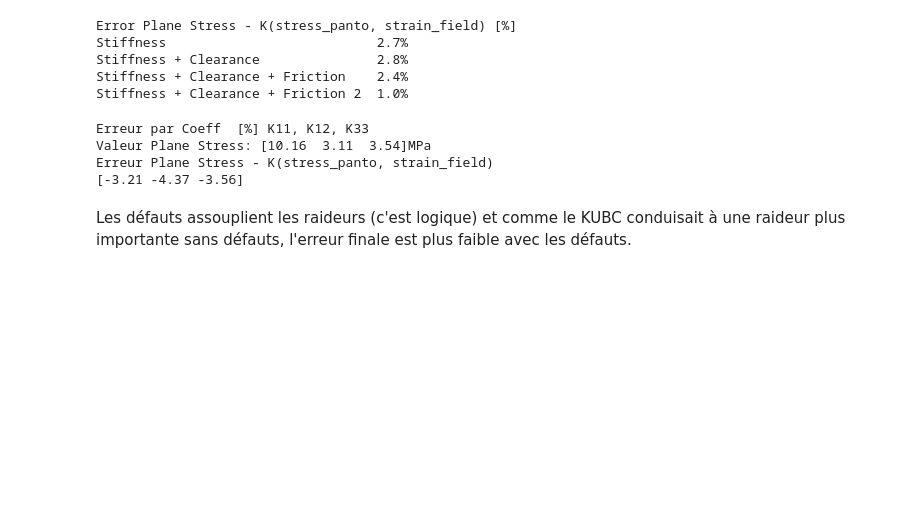
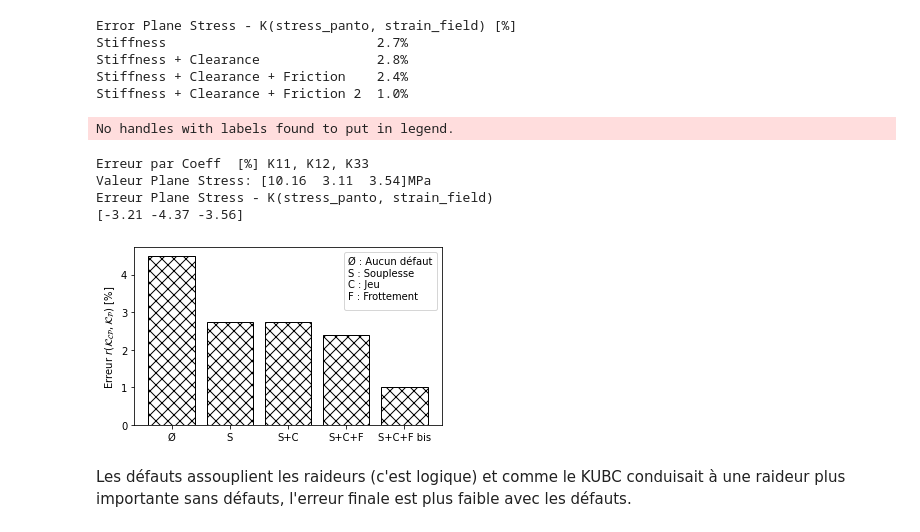
Before and after one commit to h06e/abakubc, a Jupyter notebook: utilities/monolithic_study.ipynb, the cells around one changed output. Cells and saved outputs as stored; diff of their text form; code cells hidden in the pictures; blank space fills up the shorter version.

```diff
--- a/utilities/monolithic_study.ipynb
+++ b/utilities/monolithic_study.ipynb
@@ -369,19 +402,36 @@ Stiffness + Clearance + Friction 2  1.0%
 # %%
 k_parfat = test_free_rot.K_panto_dic
 k_defauts = test_SCF_2.K_panto_dic
 
 k_ref = np.array(k_parfat)
 k = np.array(k_defauts)
 print('Erreur par Coeff  [%] K11, K12, K33')
 print(
     f'Valeur Plane Stress: {np.array([k_ref[0][0],k_ref[1][0],k_ref[2][2]])}MPa')
 print('Erreur Plane Stress - K(stress_panto, strain_field)')
 print(f'{np.array(det_err_coef(k_ref, k,((0,0), (1,0), (2,2))))}')
+
+
+plt.figure(figsize=(5,3))
+width=0.8
+x=np.linspace(0,4,5)
+
+plt.bar(x,[test_free_rot.global_err[0][2],test_S.global_err[0][2],
+           test_SC.global_err[0][2],test_SCF.global_err[0][2],test_SCF_2.global_err[0][2]],
+        width, color='k',fill=False, hatch='xx')
+
+plt.ylabel(r'Erreur $r(\mathcal{K}_\mathcal{CP},\mathcal{K}_\mathcal{P})$ [%]')
+plt.xticks(range(5), ['Ø', 'S', 'S+C', 'S+C+F', 'S+C+F bis'])
+plt.legend(title='Ø : Aucun défaut\nS : Souplesse\nC : Jeu\nF : Frottement')
+plt.tight_layout()
+plt.savefig('images/defauts_mono.pdf')
 # %% [output]
-Erreur par Coeff  [%] K11, K12, K33
-Valeur Plane Stress: [10.16  3.11  3.54]MPa
-Erreur Plane Stress - K(stress_panto, strain_field)
-[-3.21 -4.37 -3.56]
+No handles with labels found to put in legend.
+Erreur par Coeff  [%] K11, K12, K33
+Valeur Plane Stress: [10.16  3.11  3.54]MPa
+Erreur Plane Stress - K(stress_panto, strain_field)
+[-3.21 -4.37 -3.56]
+[figure, added]
 # %% [markdown]
 Les défauts assouplient les raideurs (c'est logique) et comme le KUBC conduisait à une raideur plus importante sans défauts, l'erreur finale est plus faible avec les défauts.
 # %% [markdown]
```
Also changed, not shown: parts of 7 cells of this notebook, 24 other files.
